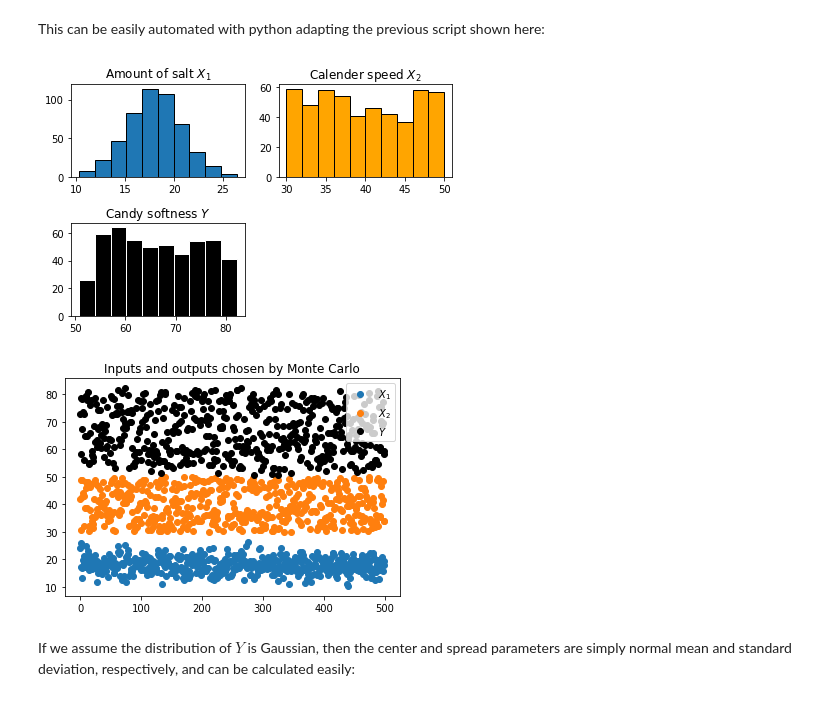
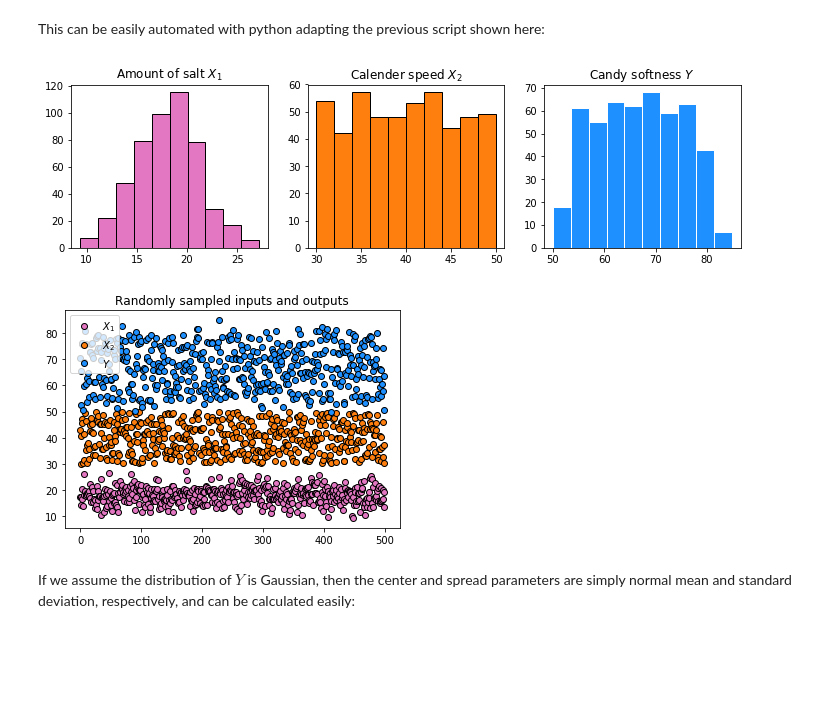
Before and after one commit to andrewrgarcia/monte-carlo, a Jupyter notebook: montecarlo.ipynb, the cells around one changed output. Drawn from its saved outputs; the diff is of its cells as text; code cells hidden in the pictures; blank space fills up the shorter version.

```diff
--- a/montecarlo.ipynb
+++ b/montecarlo.ipynb
@@ -78,36 +79,40 @@ This can be easily automated with python adapting the previous script shown here
 # %%
 import numpy as np
 def distgen(sampleno,dist_type,param1, param2):
     k, x = 0, []
     while k < sampleno: x.append(dist_type(param1,param2)); k+=1
     return np.array(x)
 
 X1 = distgen(500,random.gauss,18, 3)
 X2 = distgen(500,random.uniform,30, 50)
 
 C1, C2 = 0.6,1.4
 Y = C1*X1 + C2*X2
 
 fig = plt.figure()
-plt.subplot(2, 2, 1)
+plt.subplot(1, 3, 1)
 plt.title('Amount of salt $X_1$')
-plt.hist(X1,edgecolor='k')
-plt.subplot(2, 2, 2)
+plt.hist(X1,color='C6',edgecolor='k')
+plt.subplot(1, 3, 2)
 plt.title('Calender speed $X_2$')
-plt.hist(X2,color='orange',edgecolor='k')
-plt.subplot(2, 2, 3)
+plt.hist(X2,color='C1',edgecolor='k')
+plt.subplot(1, 3, 3)
 plt.title('Candy softness $Y$')
-plt.hist(Y,color='k',edgecolor='w')
-fig.tight_layout()
+plt.hist(Y,color='dodgerblue',edgecolor='w')
+
+fig.set_size_inches(12,3)
 plt.show()
 
-plt.title('Inputs and outputs chosen by Monte Carlo')
-plt.plot(X1,'o',label='$X_1$'),plt.plot(X2,'o',label='$X_2$')
-plt.plot(Y,'ko',label='$Y$'),plt.legend()
+
+
+plt.title('Randomly sampled inputs and outputs')
+plt.plot(X1,'o',color='C6',markeredgecolor='k',label='$X_1$')
+plt.plot(X2,'o',color='C1',markeredgecolor='k',label='$X_2$')
+plt.plot(Y,'o',color='dodgerblue',markeredgecolor='k',label='$Y$'),plt.legend()
 plt.show()
 # %% [output]
-[figure, old version]
+[figure, new version]
-[figure, old version]
+[figure, new version]
 # %% [markdown]
 If we assume the distribution of $Y$ is Gaussian, then the center and spread parameters are simply normal mean and standard deviation, respectively, and can be calculated easily:
 # %%
```
Also changed, not shown: parts of 3 cells of this notebook.
